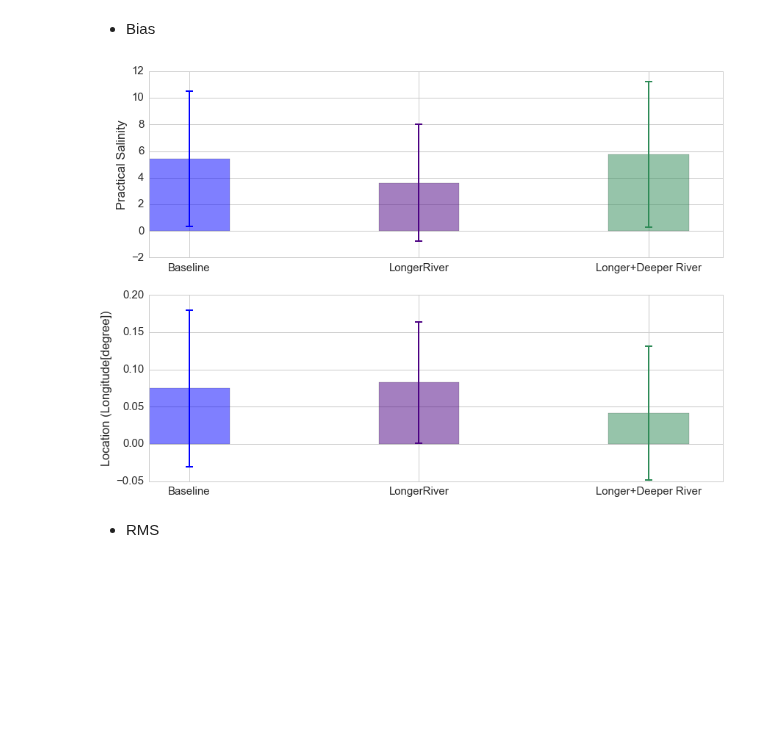
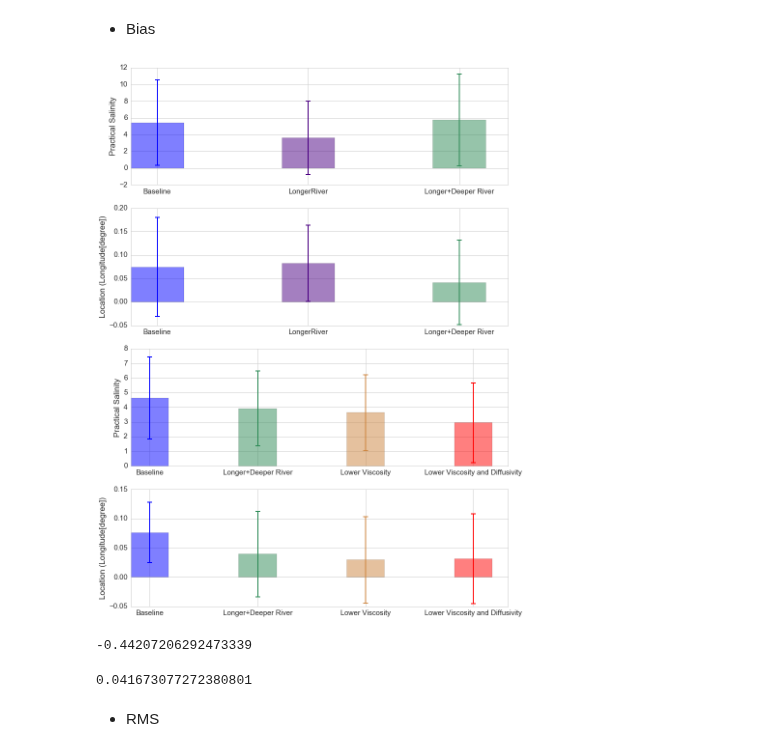
Before and after one commit to SalishSeaCast/analysis-jie, a Jupyter notebook: jie/salinity_comparison/CompleteMinLocValFre_TimeInterp.ipynb, the cells around one changed output. Saved outputs shown, nothing was run; the diff lists cells and outputs as text; code cells hidden in the pictures; blank space fills up the shorter version.

Commit message:
add bar of october 8-10 case

```diff
--- a/jie/salinity_comparison/CompleteMinLocValFre_TimeInterp.ipynb
+++ b/jie/salinity_comparison/CompleteMinLocValFre_TimeInterp.ipynb
@@ -555,29 +567,71 @@ std_sal_bathy6_loc = np.nanstd(np.array(lon_bathy6)-np.array(lon_obs))
+# %%
+## October 8~10 loc and std
+diff_sal_now_oct_loc = 0.076174042105144529
+diff_sal_deep_oct_loc = 0.039364412431898865
+diff_sal_redu_oct_loc = 0.029435357373983444
+diff_sal_allredu_oct_loc = 0.03125354251227834
+## std
+std_sal_now_oct_loc = 0.051499046199018857
+std_sal_deep_oct_loc = 0.072871789042201832
+std_sal_redu_oct_loc = 0.07411782310529047
+std_sal_allredu_oct_loc = 0.076726255777604557
 # %%
-fig, axs = plt.subplots(2,1,figsize = [14,10])
+fig, axs = plt.subplots(4,1,figsize = [14,20])
 diff_values = [diff_sal_now,diff_sal_bathy5,diff_sal_bathy6]
 ind = np.arange(len(diff_values))
 colors = ['b','Indigo','SeaGreen','r']
 std_values = [std_sal_now,std_sal_bathy5,std_sal_bathy6]
 diff_locs = [diff_sal_now_loc,diff_sal_bathy5_loc,diff_sal_bathy6_loc]
 std_locs = [std_sal_now_loc,std_sal_bathy5_loc,std_sal_bathy6_loc]
 width = 0.35
 ax = axs[0] ## diff values
 diff_value = ax.bar(ind, diff_values, width,color=colors,alpha=0.5)
 for pos, y, err, color in zip(ind, diff_values, std_values, colors):
     ax.errorbar(pos+width/2, y, err, lw=2, capsize=5, capthick=2, color=color)
 ax.set_ylabel('Practical Salinity')
 
 ax =axs[1] ## diff locations
 diff_loc = ax.bar(ind, diff_locs, width, color=colors,alpha=0.5)
 for pos, y, err, color in zip(ind, diff_locs, std_locs, colors):
     ax.errorbar(pos+width/2, y, err, lw=2, capsize=5, capthick=2, color=color)
 ax.set_ylabel('Location (Longitude[degree])')
 ## xlabels
-for ax in axs:
+for ax in [axs[0],axs[1]]:
     ax.set_xticks(ind+width/2)
     ax.set_xticklabels(('Baseline', 'LongerRiver', 'Longer+Deeper River'))
+
+## for October 8~10 values and loc bias
+diff_values_oct = [diff_sal_now_oct,diff_sal_deep_oct,diff_sal_redu_oct,diff_sal_allredu_oct]
+std_values_oct = [std_sal_now_oct,std_sal_deep_oct,std_sal_redu_oct,std_sal_allredu_oct]
+diff_locs_oct = [diff_sal_now_oct_loc,diff_sal_deep_oct_loc,diff_sal_redu_oct_loc,diff_sal_allredu_oct_loc]
+std_locs_oct = [std_sal_now_oct_loc,std_sal_deep_oct_loc,std_sal_redu_oct_loc,std_sal_allredu_oct_loc]
+ind = np.arange(len(diff_values_oct))
+colors = ['b','SeaGreen','Peru','r']
+ax =axs[2]
+diff_value_oct = ax.bar(ind, diff_values_oct, width,color=colors,alpha=0.5)
+for pos, y, err, color in zip(ind, diff_values_oct, std_values_oct, colors):
+    ax.errorbar(pos+width/2, y, err, lw=2, capsize=5, capthick=2, color=color)
+ax.set_ylabel('Practical Salinity')
+
+ax =axs[3]
+diff_loc_oct = ax.bar(ind, diff_locs_oct, width, color=colors,alpha=0.5)
+for pos, y, err, color in zip(ind, diff_locs_oct, std_locs_oct, colors):
+    ax.errorbar(pos+width/2, y, err, lw=2, capsize=5, capthick=2, color=color)
+ax.set_ylabel('Location (Longitude[degree])')
+for ax in [axs[2],axs[3]]:
+    ax.set_xticks(ind+width/2)
+    ax.set_xticklabels(('Baseline',  'Longer+Deeper River','Lower Viscosity',\
+                        'Lower Viscosity and Diffusivity'))
 # %% [output]
-[figure, old version]
+[figure, new version]
+# %%
+(diff_sal_bathy6_loc-diff_sal_now_loc)/diff_sal_now_loc
+# %% [output]
+-0.44207206292473339
+# %%
+diff_sal_bathy6_loc
+# %% [output]
+0.041673077272380801
 # %% [markdown]
 * RMS
 # %%
```
Also changed, not shown: parts of 5 cells of this notebook.
